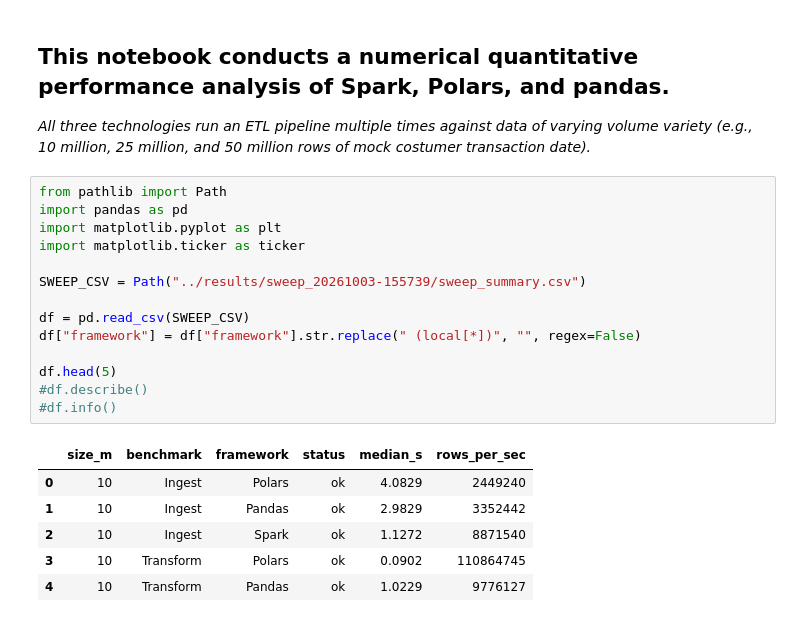
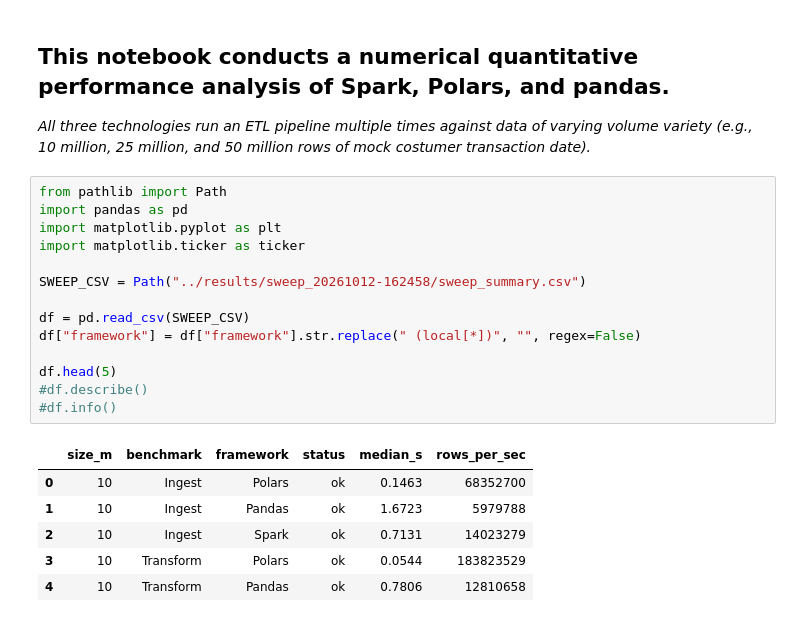
Before and after one commit to j-hgldlabs/PolarsPandasSpark, a Jupyter notebook: analysis/benchmark_analysis.ipynb, the cells around one changed output. Cells and saved outputs as stored; diff of their text form.

```diff
--- a/analysis/benchmark_analysis.ipynb
+++ b/analysis/benchmark_analysis.ipynb
@@ -5,24 +5,24 @@
 # %%
 from pathlib import Path
 import pandas as pd
 import matplotlib.pyplot as plt
 import matplotlib.ticker as ticker
 
-SWEEP_CSV = Path("../results/sweep_20261003-155739/sweep_summary.csv")
+SWEEP_CSV = Path("../results/sweep_20261012-162458/sweep_summary.csv")
 
 df = pd.read_csv(SWEEP_CSV)
 df["framework"] = df["framework"].str.replace(" (local[*])", "", regex=False)
 
 df.head(5)
 #df.describe()
 #df.info()
 # %% [output]
 |  | size_m | benchmark | framework | status | median_s | rows_per_sec |
-| 0 | 10 | Ingest | Polars | ok | 4.0829 | 2449240 |
-| 1 | 10 | Ingest | Pandas | ok | 2.9829 | 3352442 |
-| 2 | 10 | Ingest | Spark | ok | 1.1272 | 8871540 |
-| 3 | 10 | Transform | Polars | ok | 0.0902 | 110864745 |
-| 4 | 10 | Transform | Pandas | ok | 1.0229 | 9776127 |
+| 0 | 10 | Ingest | Polars | ok | 0.1463 | 68352700 |
+| 1 | 10 | Ingest | Pandas | ok | 1.6723 | 5979788 |
+| 2 | 10 | Ingest | Spark | ok | 0.7131 | 14023279 |
+| 3 | 10 | Transform | Polars | ok | 0.0544 | 183823529 |
+| 4 | 10 | Transform | Pandas | ok | 0.7806 | 12810658 |
 # %%
 benchmarks = ["Ingest", "Transform", "Aggregate"]
 frameworks = ["Polars", "Pandas", "Spark"]
```
Also changed, not shown: parts of 1 cell of this notebook, 8 other files.
